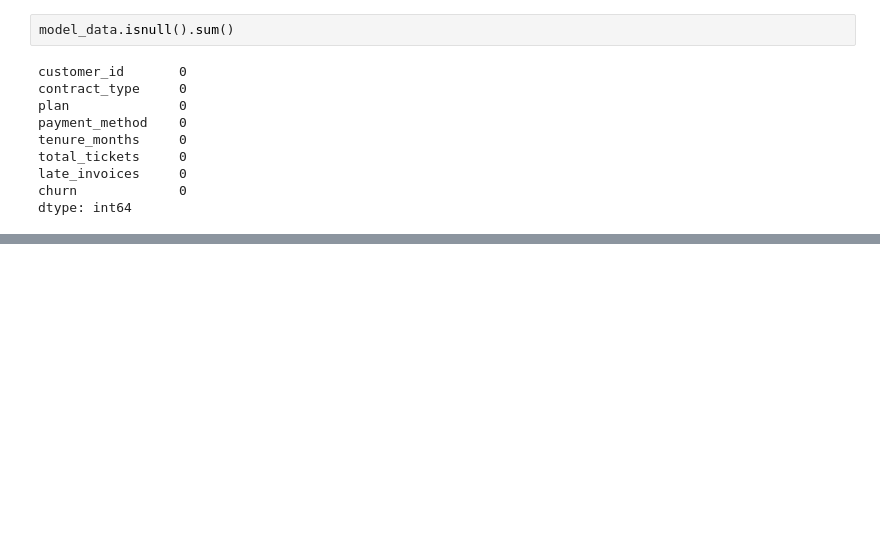
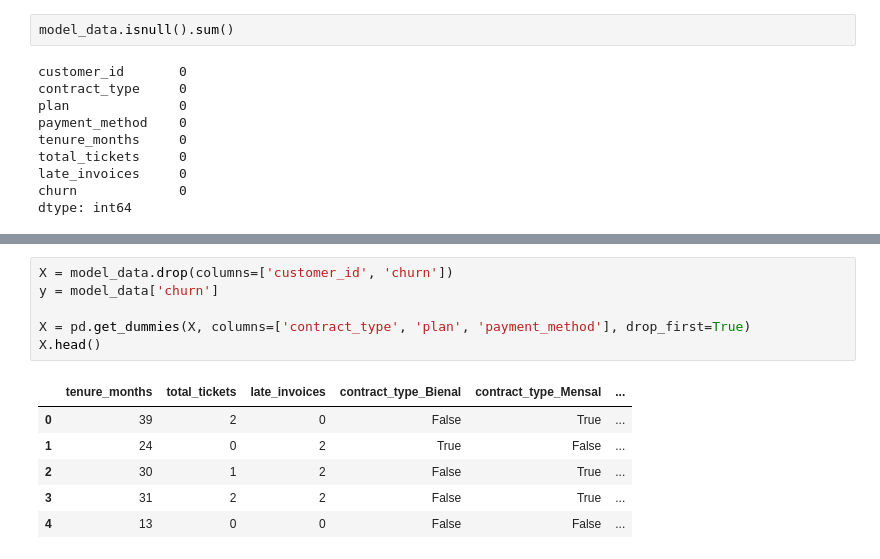
Before and after one commit to ricardo-paganini/subscription-churn-analysis, a Jupyter notebook: churn_analysis.ipynb, the cells around one changed output, grey strips where cells are left out. Saved outputs shown, nothing was run; the diff lists cells and outputs as text; blank space fills up the shorter version.

Commit message:
Prepare data and split train and test sets

```diff
--- a/churn_analysis.ipynb
+++ b/churn_analysis.ipynb
@@ -763,0 +777,13 @@ dtype: int64
+# %%
+X = model_data.drop(columns=['customer_id', 'churn'])
+y = model_data['churn']
+
+X = pd.get_dummies(X, columns=['contract_type', 'plan', 'payment_method'], drop_first=True)
+X.head()
+# %% [output]
+|  | tenure_months | total_tickets | late_invoices | contract_type_Bienal | contract_type_Mensal | ... |
+| 0 | 39 | 2 | 0 | False | True | ... |
+| 1 | 24 | 0 | 2 | True | False | ... |
+| 2 | 30 | 1 | 2 | False | True | ... |
+| 3 | 31 | 2 | 2 | False | True | ... |
+| 4 | 13 | 0 | 0 | False | False | ... |
```
Also changed, not shown: parts of 3 cells of this notebook.
